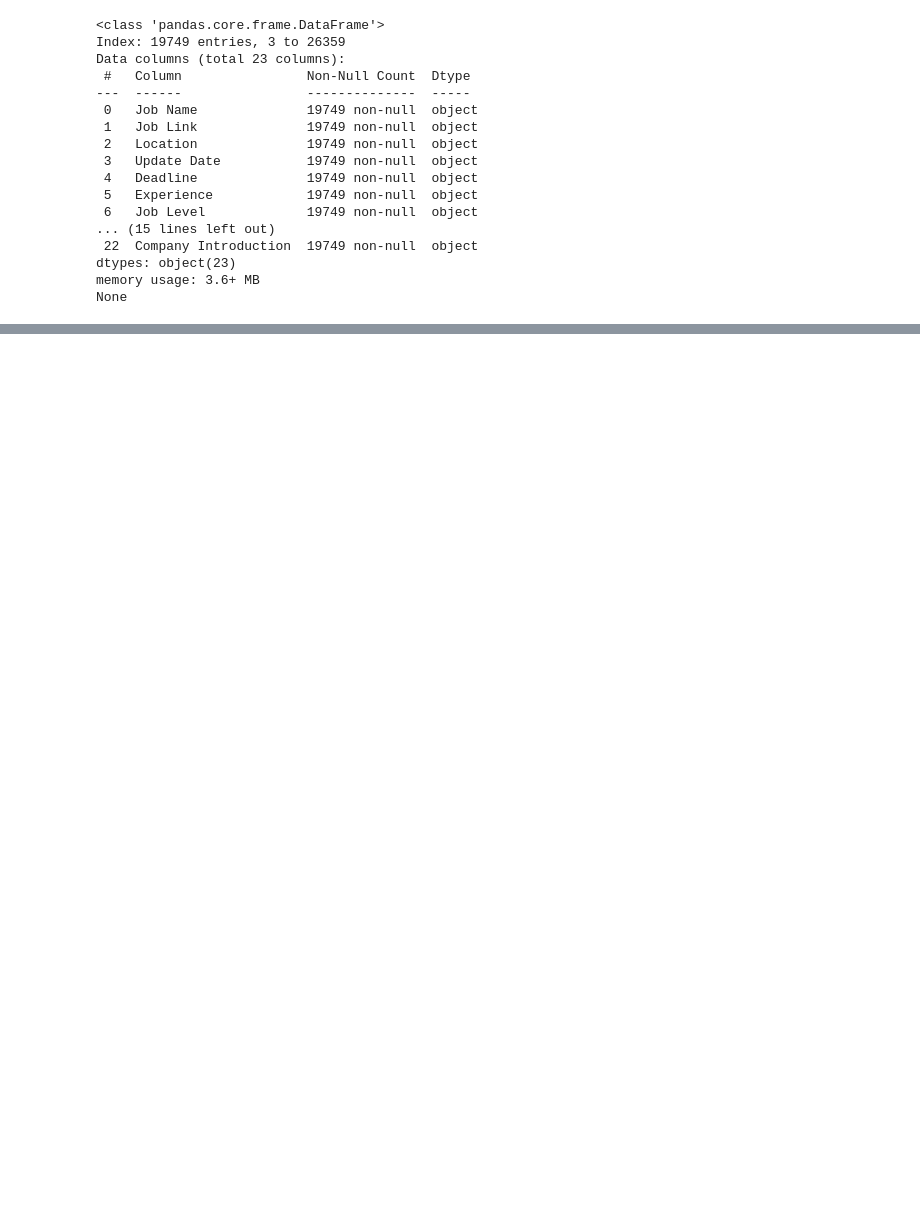
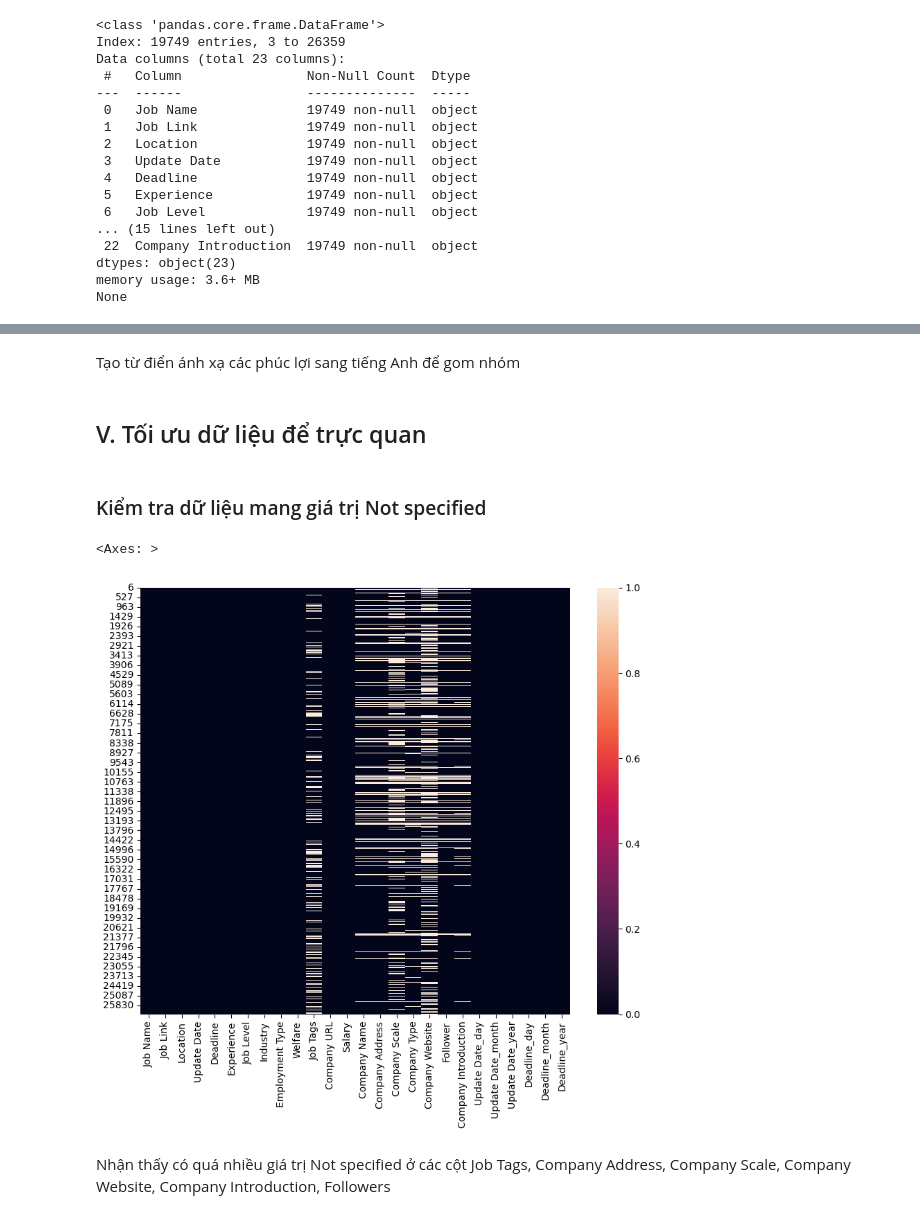
Before and after one commit to Dzivilord/carrerModeling, a Jupyter notebook: ExporingData/ExploringData.ipynb, the cells around one changed output, grey strips where cells are left out. Cells and saved outputs as stored; diff of their text form; code cells hidden in the pictures; blank space fills up the shorter version.

```diff
--- a/ExporingData/ExploringData.ipynb
+++ b/ExporingData/ExploringData.ipynb
@@ -216,0 +349,2 @@ data.head()
+# %%
+data=data[data['Salary']!='Cạnh tranh']
@@ -216,0 +355,17 @@ data.head()
+# %%
+# Tạo từ điển translation_dict
+translation_dict = {
+    'Thực tập': 'Internship',
+    'Bán thời gian': 'Part-time',
+    'Nhân viên chính thức': 'Official',
+    'Thời vụ/ Nghề tự do': 'Seasonal/Freelance ',
+}
+
+def translate_employment_type(text, translation_dict):
+    for key, value in translation_dict.items():
+        text = text.replace(key, value)
+    return text
+
+# Áp dụng hàm vào cột 'Employment Type'
+data['Employment Type'] = data['Employment Type'].apply(lambda x: translate_employment_type(x, translation_dict))
+data['Employment Type'].value_counts()
@@ -216,0 +549,37 @@ data.head()
+# %% [markdown]
+Tạo từ điển ánh xạ các phúc lợi sang tiếng Anh để gom nhóm
+# %%
+
+welfare_translation_dict = {
+    'Chế độ thưởng': 'bonus',
+    'Chế độ bảo hiểm': 'insurance',
+    'Đào tạo': 'training',
+    'Tăng lương': 'salary_increase',
+    'Chăm sóc sức khỏe': 'healthcare',
+    'Du Lịch': 'travel',
+    'Nghỉ phép năm': 'annual_leave',
+    'Phụ cấp': 'allowance',
+    'Đồng phục': 'uniform',
+    'Công tác phí': 'business_trip_expenses',
+    'Laptop': 'laptop',
+    'Phụ cấp thâm niên': 'seniority_allowance',
+    'CLB thể thao': 'sports_club',
+    'Du lịch nước ngoài': 'overseas_travel',
+    'Xe đưa đón': 'shuttle_service',
+    'Not specified': 'not_specified'
+}
+
+data['Welfare'] = data['Welfare'].apply(lambda x: translate_employment_type(x, welfare_translation_dict))
+# %% [markdown]
+## V. Tối ưu dữ liệu để trực quan <a id="v"></a>
+# %% [markdown]
+### Kiểm tra dữ liệu mang giá trị Not specified <a id="v1"></a>
+# %%
+# Biểu đồ heatmap cho các giá trị 'Not specified'
+plt.subplots(figsize=(10,8))
+sns.heatmap(data.isin(['Not specified']))
+# %% [output]
+<Axes: >
+[figure, added]
+# %% [markdown]
+Nhận thấy có quá nhiều giá trị Not specified ở các cột Job Tags, Company Address, Company Scale, Company Website, Company Introduction, Followers
```
Also changed, not shown: parts of 49 cells of this notebook, 2 other files.
